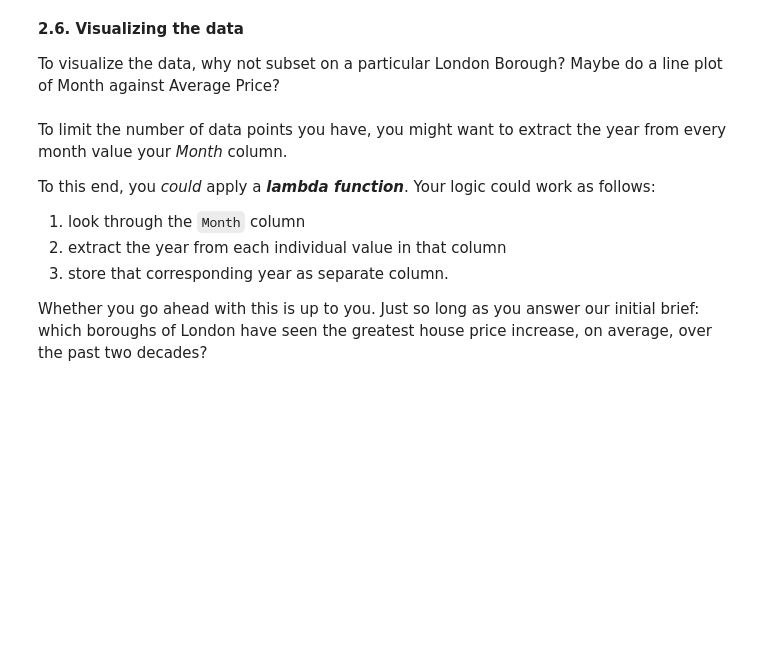
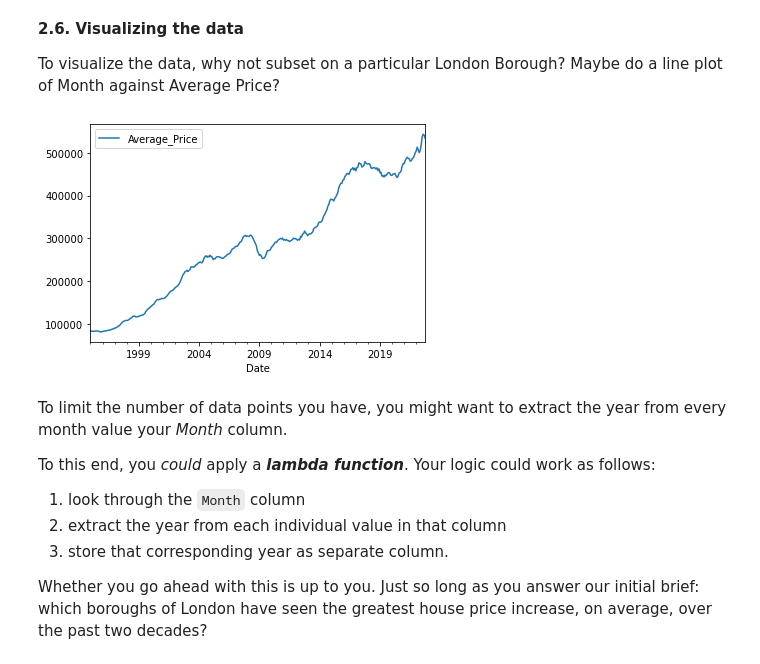
Before and after one commit to synewaz/Springboard-Data-Science-Career-Track-Unit-4-Challenge---Tier-3-Complete, a Jupyter notebook: Unit 4 Challenge - Tier 3.ipynb, the cells around one changed output. Cells and saved outputs as stored; diff of their text form; code cells hidden in the pictures; blank space fills up the shorter version.

Commit message:
Finished visualizing

```diff
--- a/Unit 4 Challenge - Tier 3.ipynb
+++ b/Unit 4 Challenge - Tier 3.ipynb
@@ -425,6 +425,12 @@ array(['Barking & Dagenham', 'Barnet', 'Bexley', 'Brent', 'Bromley',
 **2.6. Visualizing the data**
 
 To visualize the data, why not subset on a particular London Borough? Maybe do a line plot of Month against Average Price?
+# %%
+Harrow_Avg_price = properties_Na[properties_Na['Borough'] == 'Harrow']
+
+Harrow_plot = Harrow_Avg_price.plot(kind = 'line', x = 'Date', y = 'Average_Price')
+# %% [output]
+[figure, added]
 # %% [markdown]
 To limit the number of data points you have, you might want to extract the year from every month value your *Month* column.
 
```
Also changed, not shown: parts of 3 cells of this notebook.
